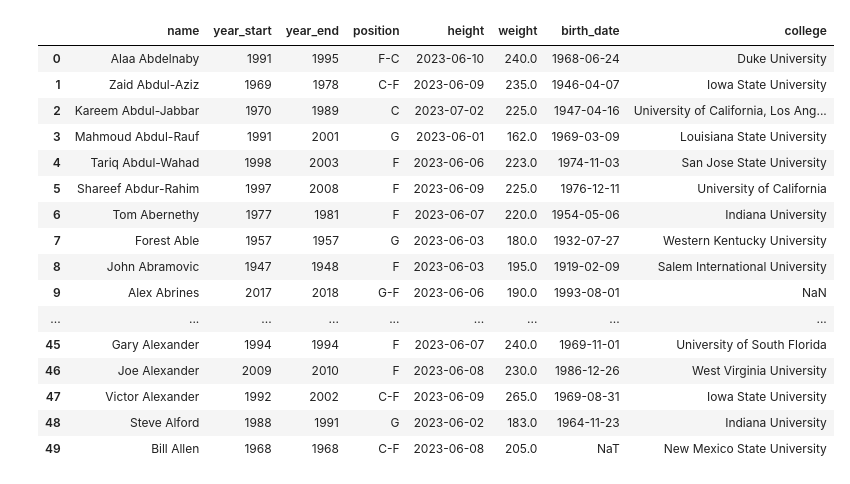
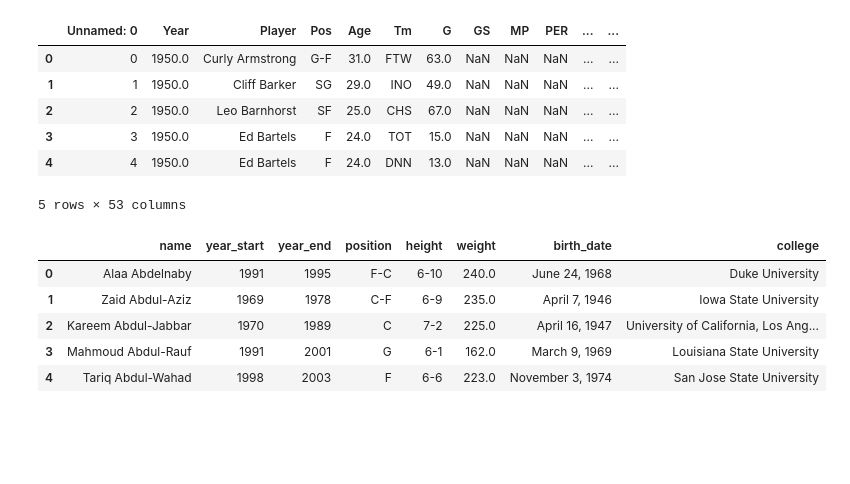
Before and after one commit to AliBailoun234/Final_project, a Jupyter notebook: Analysis.ipynb, the cells around one changed output. Drawn from its saved outputs; the diff is of its cells as text; code cells hidden in the pictures; blank space fills up the shorter version.

```diff
--- a/Analysis.ipynb
+++ b/Analysis.ipynb
@@ -3,25 +6,24 @@ import pandas as pd
 # %%
-player_data = pd.read_excel('player_data.xlsx')
-players = pd.read_excel('Players.xlsx')
-Seasons_Stats = pd.read_excel('Seasons_Stats.xlsx')
+player_data = pd.read_csv('player_data.csv')
+players = pd.read_csv('Players.csv')
+Seasons_Stats = pd.read_csv('Seasons_Stats.csv')
+# %%
+Seasons_Stats.head()
+# %% [output]
+|  | Unnamed: 0 | Year | Player | Pos | Age | Tm | G | GS | MP | PER | ... | ... |
+| 0 | 0 | 1950.0 | Curly Armstrong | G-F | 31.0 | FTW | 63.0 | NaN | NaN | NaN | ... | ... |
+| 1 | 1 | 1950.0 | Cliff Barker | SG | 29.0 | INO | 49.0 | NaN | NaN | NaN | ... | ... |
+| 2 | 2 | 1950.0 | Leo Barnhorst | SF | 25.0 | CHS | 67.0 | NaN | NaN | NaN | ... | ... |
+| 3 | 3 | 1950.0 | Ed Bartels | F | 24.0 | TOT | 15.0 | NaN | NaN | NaN | ... | ... |
+| 4 | 4 | 1950.0 | Ed Bartels | F | 24.0 | DNN | 13.0 | NaN | NaN | NaN | ... | ... |
+5 rows × 53 columns
 # %%
-player_data.head(50)
+player_data.head()
 # %% [output]
 |  | name | year_start | year_end | position | height | weight | birth_date | college |
-| 0 | Alaa Abdelnaby | 1991 | 1995 | F-C | 2023-06-10 | 240.0 | 1968-06-24 | Duke University |
-| 1 | Zaid Abdul-Aziz | 1969 | 1978 | C-F | 2023-06-09 | 235.0 | 1946-04-07 | Iowa State University |
-| 2 | Kareem Abdul-Jabbar | 1970 | 1989 | C | 2023-07-02 | 225.0 | 1947-04-16 | University of California, Los Ang... |
-| 3 | Mahmoud Abdul-Rauf | 1991 | 2001 | G | 2023-06-01 | 162.0 | 1969-03-09 | Louisiana State University |
-| 4 | Tariq Abdul-Wahad | 1998 | 2003 | F | 2023-06-06 | 223.0 | 1974-11-03 | San Jose State University |
-| 5 | Shareef Abdur-Rahim | 1997 | 2008 | F | 2023-06-09 | 225.0 | 1976-12-11 | University of California |
-| 6 | Tom Abernethy | 1977 | 1981 | F | 2023-06-07 | 220.0 | 1954-05-06 | Indiana University |
-| 7 | Forest Able | 1957 | 1957 | G | 2023-06-03 | 180.0 | 1932-07-27 | Western Kentucky University |
-| 8 | John Abramovic | 1947 | 1948 | F | 2023-06-03 | 195.0 | 1919-02-09 | Salem International University |
-| 9 | Alex Abrines | 2017 | 2018 | G-F | 2023-06-06 | 190.0 | 1993-08-01 | NaN |
-| ... | ... | ... | ... | ... | ... | ... | ... | ... |
-| 45 | Gary Alexander | 1994 | 1994 | F | 2023-06-07 | 240.0 | 1969-11-01 | University of South Florida |
-| 46 | Joe Alexander | 2009 | 2010 | F | 2023-06-08 | 230.0 | 1986-12-26 | West Virginia University |
-| 47 | Victor Alexander | 1992 | 2002 | C-F | 2023-06-09 | 265.0 | 1969-08-31 | Iowa State University |
-| 48 | Steve Alford | 1988 | 1991 | G | 2023-06-02 | 183.0 | 1964-11-23 | Indiana University |
-| 49 | Bill Allen | 1968 | 1968 | C-F | 2023-06-08 | 205.0 | NaT | New Mexico State University |
+| 0 | Alaa Abdelnaby | 1991 | 1995 | F-C | 6-10 | 240.0 | June 24, 1968 | Duke University |
+| 1 | Zaid Abdul-Aziz | 1969 | 1978 | C-F | 6-9 | 235.0 | April 7, 1946 | Iowa State University |
+| 2 | Kareem Abdul-Jabbar | 1970 | 1989 | C | 7-2 | 225.0 | April 16, 1947 | University of California, Los Ang... |
+| 3 | Mahmoud Abdul-Rauf | 1991 | 2001 | G | 6-1 | 162.0 | March 9, 1969 | Louisiana State University |
+| 4 | Tariq Abdul-Wahad | 1998 | 2003 | F | 6-6 | 223.0 | November 3, 1974 | San Jose State University |
 # %%
```
Also changed, not shown: parts of 17 cells of this notebook.
